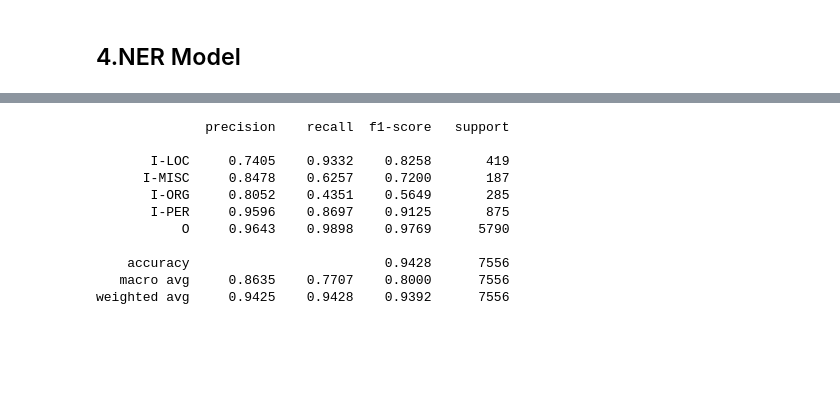
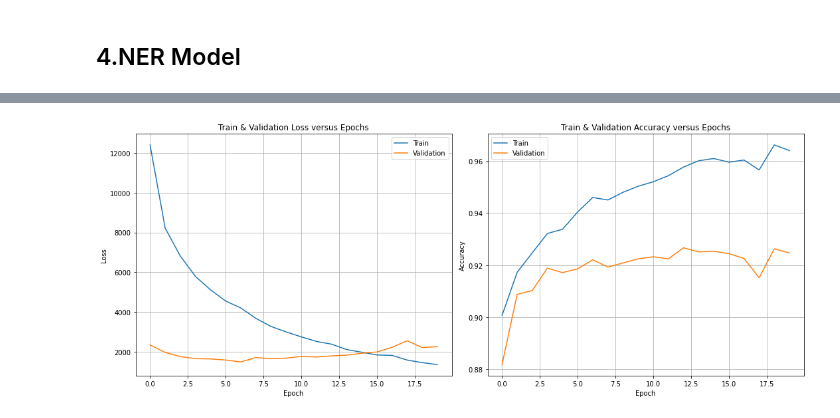
Before and after one commit to seanwelz/5046-A2, a Jupyter notebook: Assignment2_xzho7240_xwan8513.ipynb, the cells around one changed output, grey strips where cells are left out. Drawn from its saved outputs; the diff is of its cells as text; code cells hidden in the pictures; blank space fills up the shorter version.

```diff
--- a/Assignment2_xzho7240_xwan8513.ipynb
+++ b/Assignment2_xzho7240_xwan8513.ipynb
@@ -370,7 +373,7 @@ def log_sum_exp(vec):
 
 class BiLSTM_CRF(nn.Module):
 
-    def __init__(self, vocab_size, tag_to_ix, embedding_dim, hidden_dim):
+    def __init__(self, vocab_size, tag_to_ix, embedding_dim, embedding_matrix, hidden_dim):
         super(BiLSTM_CRF, self).__init__()
         self.embedding_dim = embedding_dim
         self.hidden_dim = hidden_dim
@@ -533,5 +619,7 @@ def cal_acc(model, input_index, output_index):
 device = torch.device("cuda" if torch.cuda.is_available() else "cpu")
 HIDDEN_DIM = 50
 
-model = BiLSTM_CRF(len(word_to_ix), tag_to_ix, embedding_dim, HIDDEN_DIM).to(device)
+model = BiLSTM_CRF(len(word_to_ix), tag_to_ix, embedding_dim, embedding_matrix, HIDDEN_DIM).to(device)
 optimizer = optim.SGD(model.parameters(), lr=0.01, weight_decay=1e-4)
+
+model, loss_train, loss_val, acc_train, acc_val = train_evaluate(model, optimizer)
@@ -601,15 +644,33 @@ y_pred_decode = decode_output(y_pred)
-# %%
-from sklearn.metrics import classification_report
-print(classification_report(y_true_decode,y_pred_decode,digits=4))
-# %% [output]
-              precision    recall  f1-score   support
-
-       I-LOC     0.7405    0.9332    0.8258       419
-      I-MISC     0.8478    0.6257    0.7200       187
-       I-ORG     0.8052    0.4351    0.5649       285
-       I-PER     0.9596    0.8697    0.9125       875
-           O     0.9643    0.9898    0.9769      5790
-
-    accuracy                         0.9428      7556
-   macro avg     0.8635    0.7707    0.8000      7556
-weighted avg     0.9425    0.9428    0.9392      7556
+# %%
+def draw_loss(loss_train, loss_val, acc_train, acc_val, save_path=None):
+  """Draw train loss and validation loss versus epochs."""
+  pl.figure(figsize=(15, 6))
+  epochs = range(len(loss_train))
+  # draw loss
+  pl.subplot(1, 2, 1)
+  pl.plot(epochs, loss_train, label='Train')
+  pl.plot(epochs, loss_val, label='Validation')
+  pl.xlabel('Epoch')
+  pl.ylabel('Loss')
+  pl.title('Train & Validation Loss versus Epochs')
+  pl.legend()
+  pl.grid()
+  # draw accuracy
+  pl.subplot(1, 2, 2)
+  pl.plot(epochs, acc_train, label='Train')
+  pl.plot(epochs, acc_val, label='Validation')
+  pl.xlabel('Epoch')
+  pl.ylabel('Accuracy')
+  pl.title('Train & Validation Accuracy versus Epochs')
+  pl.grid()
+  pl.legend()
+  pl.tight_layout()
+  if not save_path:
+    pl.show()
+  else:
+    print('Saving to', save_path)
+    pl.savefig(save_path)
+
+draw_loss(loss_train, loss_val, acc_train, acc_val)
+# %% [output]
+[figure, added]
```
Also changed, not shown: parts of 15 cells of this notebook.
